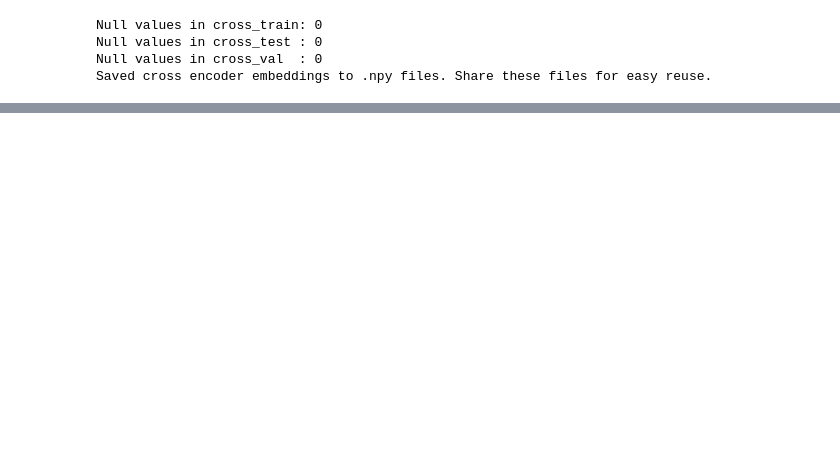
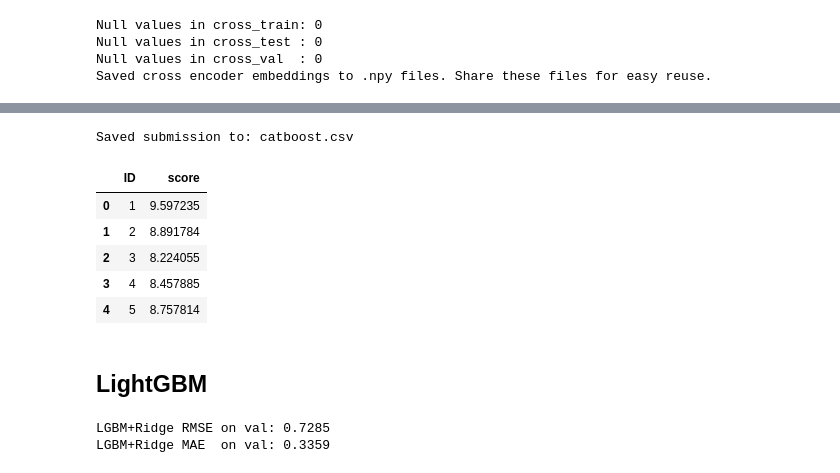
Before and after one commit to MarchingUndead/DA5401-ES-ME22B188, a Jupyter notebook: Untitled13 (1).ipynb, the cells around one changed output, grey strips where cells are left out. Saved outputs shown, nothing was run; the diff lists cells and outputs as text; code cells hidden in the pictures; blank space fills up the shorter version.

```diff
--- a/Untitled13 (1).ipynb
+++ b/Untitled13 (1).ipynb
@@ -374,0 +494,75 @@ submission['score'].mean()
+# %%
+out_path = "catboost.csv"
+submission.to_csv(out_path, index=False)
+
+print("Saved submission to:", out_path)
+submission.head()
+# %% [output]
+Saved submission to: catboost.csv
+|  | ID | score |
+| 0 | 1 | 9.597235 |
+| 1 | 2 | 8.891784 |
+| 2 | 3 | 8.224055 |
+| 3 | 4 | 8.457885 |
+| 4 | 5 | 8.757814 |
+# %% [markdown]
+## LightGBM
+# %%
+# If needed:
+# pip install lightgbm scikit-learn
+
+import lightgbm as lgb
+from sklearn.linear_model import Ridge
+from sklearn.metrics import mean_squared_error, mean_absolute_error
+import numpy as np
+
+# -----------------------------
+# 1) Train base LightGBM model
+# -----------------------------
+train_set = lgb.Dataset(X_tr, label=y_tr)
+val_set   = lgb.Dataset(X_val, label=y_val)
+
+params = {
+    "objective": "regression",
+    "metric": "rmse",
+    "learning_rate": 0.02,
+    "num_leaves": 31,
+    "max_depth": -1,
+    "feature_fraction": 0.8,
+    "bagging_fraction": 0.8,
+    "bagging_freq": 3,
+    "lambda_l1": 0.1,
+    "lambda_l2": 0.3,
+    "min_data_in_leaf": 20,
+    "verbose": -1,
+    "seed": 42
+}
+
+lgb_model = lgb.train(
+    params,
+    train_set,
+    valid_sets=[train_set, val_set],
+    valid_names=["train", "val"],
+    num_boost_round=5000
+)
+
+# -----------------------------
+# 2) Stacking with Ridge
+# -----------------------------
+p_tr  = lgb_model.predict(X_tr, num_iteration=lgb_model.best_iteration)
+p_val = lgb_model.predict(X_val, num_iteration=lgb_model.best_iteration)
+
+ridge = Ridge(alpha=1.0, random_state=42)
+ridge.fit(p_tr.reshape(-1, 1), y_tr)
+
+y_val_pred = ridge.predict(p_val.reshape(-1, 1))
+y_val_pred = np.clip(y_val_pred, 0.0, 10.0)
+
+rmse = mean_squared_error(y_val, y_val_pred)**0.5
+mae  = mean_absolute_error(y_val, y_val_pred)
+
+print(f"LGBM+Ridge RMSE on val: {rmse:.4f}")
+print(f"LGBM+Ridge MAE  on val: {mae:.4f}")
+# %% [output]
+LGBM+Ridge RMSE on val: 0.7285
+LGBM+Ridge MAE  on val: 0.3359
```
Also changed, not shown: parts of 17 cells of this notebook, 17 other files.
